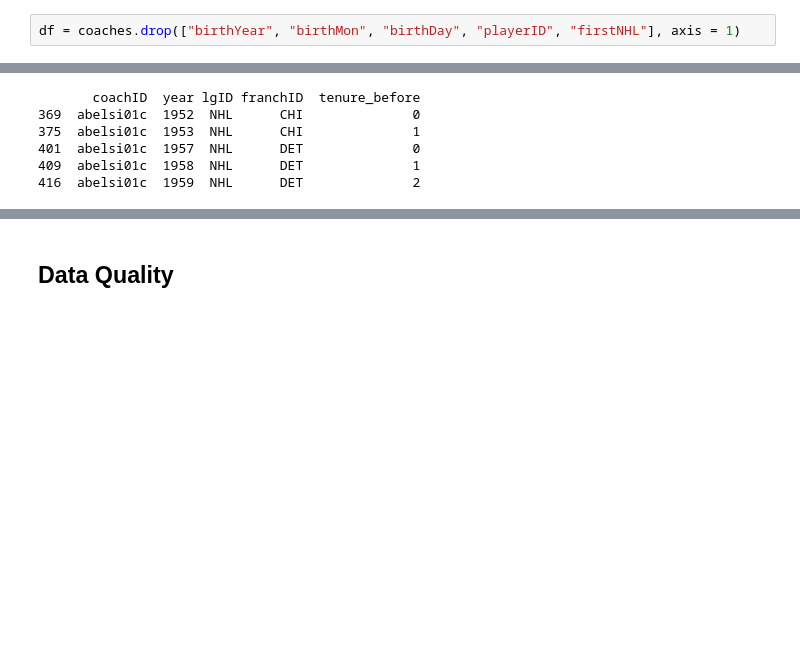
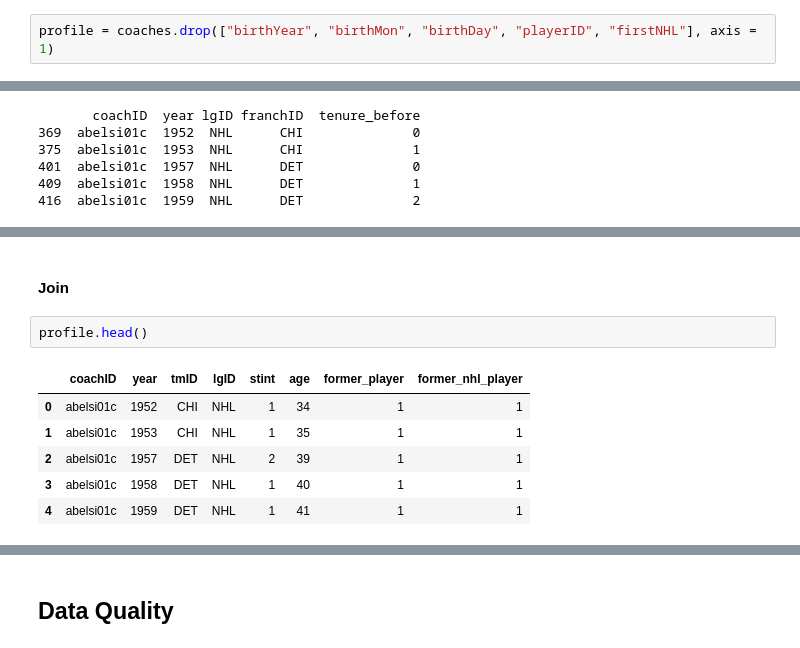
Before and after one commit to LuisBento2005/AC_DataMining, a Jupyter notebook: notebooks/03_data_preparation.ipynb, the cells around one changed output, grey strips where cells are left out. Cells and saved outputs as stored; diff of their text form; blank space fills up the shorter version.

```diff
--- a/notebooks/03_data_preparation.ipynb
+++ b/notebooks/03_data_preparation.ipynb
@@ -98,7 +98,7 @@ coaches["former_nhl_player"] = np.where(
     coaches["firstNHL"].isna(), 0, 1
 )
 # %%
-df = coaches.drop(["birthYear", "birthMon", "birthDay", "playerID", "firstNHL"], axis = 1)
+profile = coaches.drop(["birthYear", "birthMon", "birthDay", "playerID", "firstNHL"], axis = 1)
 # %% [markdown]
 #### Checks on the coach profile
 # %%
@@ -607,0 +621,11 @@ print(tenure.head())
+# %% [markdown]
+#### Join
+# %%
+profile.head()
+# %% [output]
+|  | coachID | year | tmID | lgID | stint | age | former_player | former_nhl_player |
+| 0 | abelsi01c | 1952 | CHI | NHL | 1 | 34 | 1 | 1 |
+| 1 | abelsi01c | 1953 | CHI | NHL | 1 | 35 | 1 | 1 |
+| 2 | abelsi01c | 1957 | DET | NHL | 2 | 39 | 1 | 1 |
+| 3 | abelsi01c | 1958 | DET | NHL | 1 | 40 | 1 | 1 |
+| 4 | abelsi01c | 1959 | DET | NHL | 1 | 41 | 1 | 1 |
```
Also changed, not shown: parts of 13 cells of this notebook, 1 other file.
